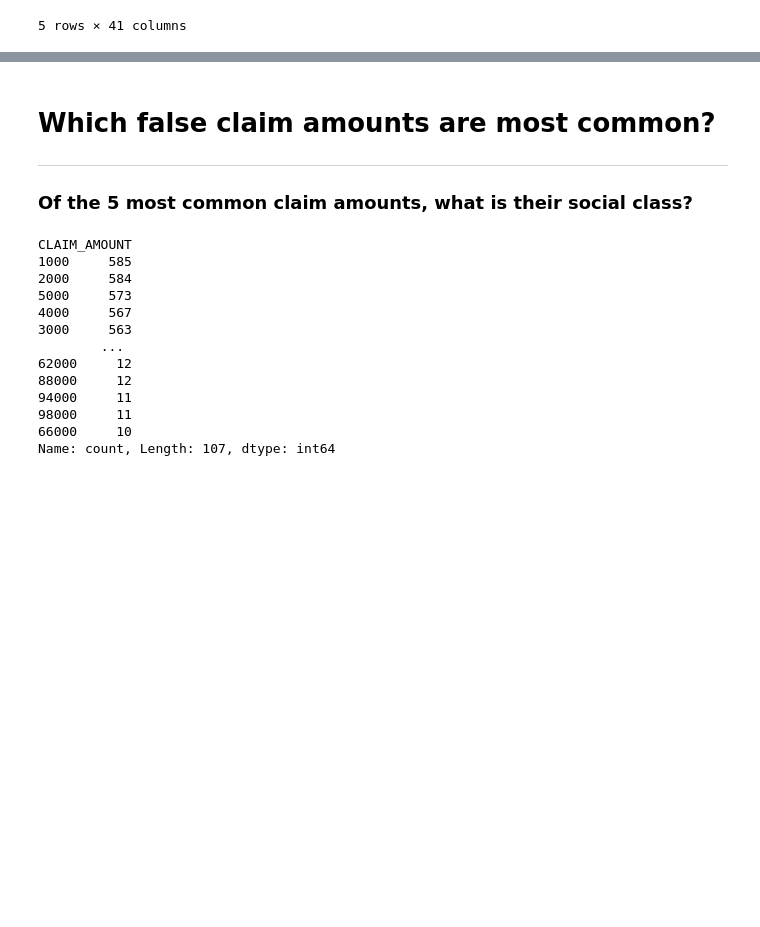
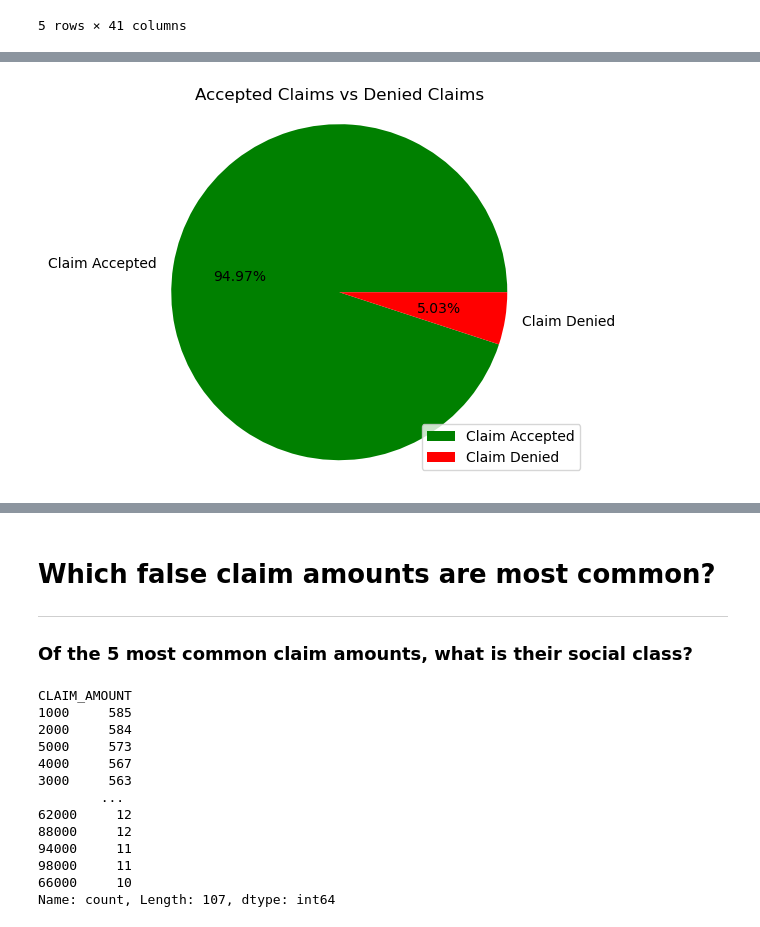
Before and after one commit to JustinS25/Insurance-Claim-Detection, a Jupyter notebook: Code/insurance_claim_valuecounts.ipynb, the cells around one changed output, grey strips where cells are left out. Drawn from its saved outputs; the diff is of its cells as text; code cells hidden in the pictures; blank space fills up the shorter version.

```diff
--- a/Code/insurance_claim_valuecounts.ipynb
+++ b/Code/insurance_claim_valuecounts.ipynb
@@ -137 +66,18 @@ Name: count, dtype: int64
+# %%
+# Pie chart of Accepted vs Denied Claims
+labels = ['Claim Accepted', 'Claim Denied']
+claim_status_count.plot(kind="pie", colors=['g','r'], labels = labels, autopct= "%1.2f%%")
+
+# Label plot
+plt.title("Accepted Claims vs Denied Claims")
+plt.legend(labels, loc="lower right")
+plt.axis('equal')
+plt.ylabel("")
+
+# Save plot
+plt.savefig('Images/Accepted_vs_Denied_Claims.png')
+# Show plot
+plt.show()
+# %% [output]
+[figure, added]
 # %%
```
Also changed, not shown: parts of 30 cells of this notebook, 4 other files.
